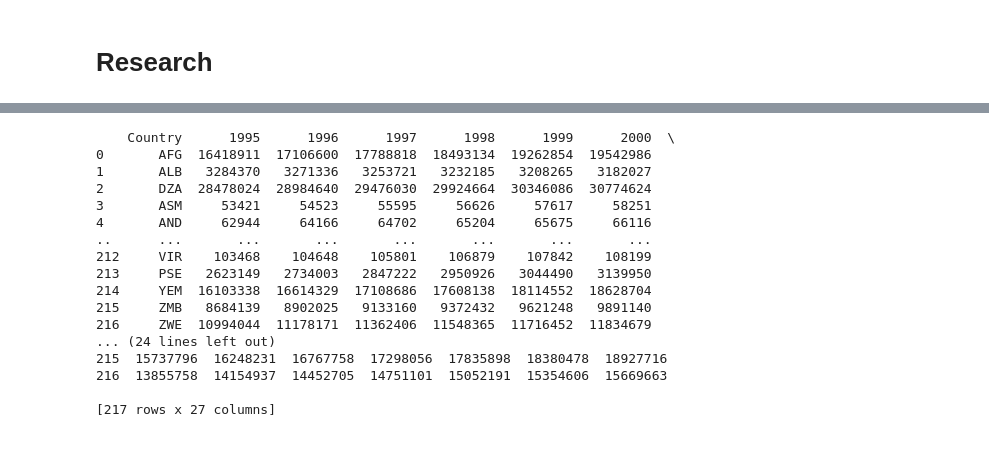
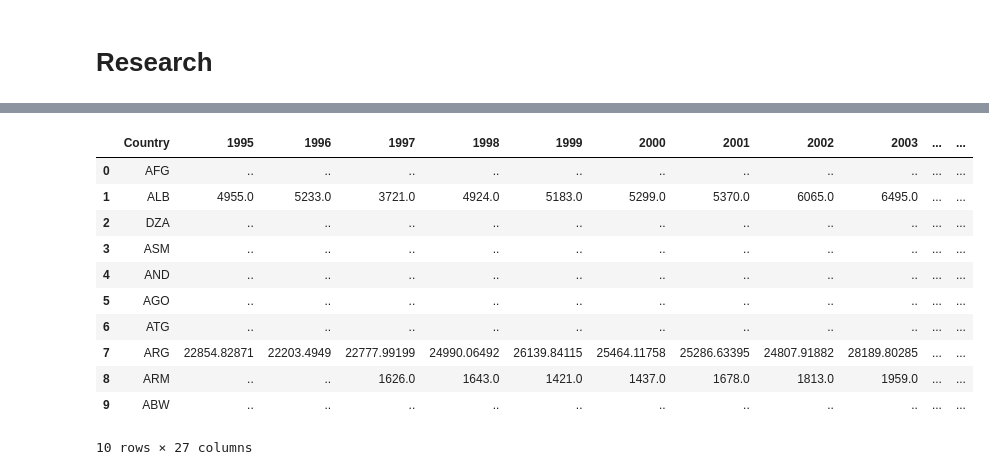
Before and after one commit to SmBuismn/Group_21_Python_project, a Jupyter notebook: project_template.ipynb, the cells around one changed output, grey strips where cells are left out. Saved outputs shown, nothing was run; the diff lists cells and outputs as text; code cells hidden in the pictures; blank space fills up the shorter version.

```diff
--- a/project_template.ipynb
+++ b/project_template.ipynb
@@ -58,72 +62,79 @@ num_of_columns = gdp_data.shape[1]
 
 # Make new dataframes in same format as gdp_data and gdp_per_capita_data
 passenger_data = pd.DataFrame(columns=gdp_data.columns)
-infrastructure_data = pd.DataFrame(columns=gdp_data.columns)
+infrastructure_train_data = pd.DataFrame(columns=gdp_data.columns)
+infrastructure_road_data = pd.DataFrame(columns=gdp_data.columns)
 population_data = pd.DataFrame(columns=gdp_data.columns)
 
 # Initialize dataframe
 for i in range(num_of_countries):
     passenger_data.loc[i] = ['..' for _ in range(num_of_columns)]
-    infrastructure_data.loc[i] = ['..' for _ in range(num_of_columns)]
+    infrastructure_train_data.loc[i] = ['..' for _ in range(num_of_columns)]
+    infrastructure_road_data.loc[i] = ['..' for _ in range(num_of_columns)]
     population_data.loc[i] = ['..' for _ in range(num_of_columns)]
 
 # Every row corresponds to data of a country
 for i in range(num_of_countries):
     passenger_data.loc[i, "Country"] = gdp_data.loc[i, "Country"]
-    infrastructure_data.loc[i, "Country"] = gdp_data.loc[i, "Country"]
+    infrastructure_train_data.loc[i, "Country"] = gdp_data.loc[i, "Country"]
+    infrastructure_road_data.loc[i, "Country"] = gdp_data.loc[i, "Country"]
     population_data.loc[i, "Country"] = gdp_data.loc[i, "Country"]
 
 # Fill dataframes with values if they exist
 for country in gdp_data["Country"]:
     country_index = gdp_data.loc[gdp_data["Country"] == country].index[0]
 
     for year in gdp_data.columns[1:]:
         if ((prepare_passenger_data["LOCATION"] == country) &
                                       (prepare_passenger_data["TIME"] == int(year))).any():
             if np.isnan(prepare_passenger_data["Value"].iloc[prepare_passenger_data.loc[(prepare_passenger_data["LOCATION"] == country) &
                                       (prepare_passenger_data["TIME"] == int(year))].index[0]]) :
                 continue
             else:
                 passenger_data.loc[country_index,year] = prepare_passenger_data["Value"].iloc[prepare_passenger_data.loc[(prepare_passenger_data["LOCATION"] == country) &
                                       (prepare_passenger_data["TIME"] == int(year))].index[0]]
 
-        if ((prepare_infrastructure_data["LOCATION"] == country) &
-                                      (prepare_infrastructure_data["TIME"] == int(year))).any():
-            if np.isnan(prepare_infrastructure_data["Value"].iloc[prepare_infrastructure_data.loc[(prepare_infrastructure_data["LOCATION"] == country) &
-                                      (prepare_infrastructure_data["TIME"] == int(year))].index[0]]):
+        if ((prepare_infrastructure_train_data["LOCATION"] == country) &
+                                      (prepare_infrastructure_train_data["TIME"] == int(year))).any():
+            if np.isnan(prepare_infrastructure_train_data["Value"].iloc[prepare_infrastructure_train_data.loc[(prepare_infrastructure_train_data["LOCATION"] == country) &
+                                      (prepare_infrastructure_train_data["TIME"] == int(year))].index[0]]):
                 continue
             else:
-                infrastructure_data.loc[country_index,year] = prepare_infrastructure_data["Value"].iloc[prepare_infrastructure_data.loc[(prepare_infrastructure_data["LOCATION"] == country) &
-                                        (prepare_infrastructure_data["TIME"] == int(year))].index[0]]
+                infrastructure_train_data.loc[country_index,year] = prepare_infrastructure_train_data["Value"].iloc[prepare_infrastructure_train_data.loc[(prepare_infrastructure_train_data["LOCATION"] == country) &
+                                        (prepare_infrastructure_train_data["TIME"] == int(year))].index[0]]
+
+        if ((prepare_infrastructure_road_data["LOCATION"] == country) &
+                                      (prepare_infrastructure_road_data["TIME"] == int(year))).any():
+            if np.isnan(prepare_infrastructure_road_data["Value"].iloc[prepare_infrastructure_road_data.loc[(prepare_infrastructure_road_data["LOCATION"] == country) &
+                                      (prepare_infrastructure_road_data["TIME"] == int(year))].index[0]]):
+                continue
+            else:
+                infrastructure_road_data.loc[country_index,year] = prepare_infrastructure_road_data["Value"].iloc[prepare_infrastructure_road_data.loc[(prepare_infrastructure_road_data["LOCATION"] == country) &
+                                        (prepare_infrastructure_road_data["TIME"] == int(year))].index[0]]
 
         if ((prepare_population_data["Code"] == country) &
                                       (prepare_population_data["Year"] == int(year))).any():
             if np.isnan(prepare_population_data["Population"].iloc[prepare_population_data.loc[(prepare_population_data["Code"] == country) &
                                       (prepare_population_data["Year"] == int(year))].index[0]]):
                 continue
             else:
                 population_data.loc[country_index,year] = prepare_population_data["Population"].iloc[prepare_population_data.loc[(prepare_population_data["Code"] == country) &
                                         (prepare_population_data["Year"] == int(year))].index[0]]
 
-print(population_data)
+passenger_data.head(10)
 # %% [output]
+|  | Country | 1995 | 1996 | 1997 | 1998 | 1999 | 2000 | 2001 | 2002 | 2003 | ... | ... |
+| 0 | AFG | .. | .. | .. | .. | .. | .. | .. | .. | .. | ... | ... |
+| 1 | ALB | 4955.0 | 5233.0 | 3721.0 | 4924.0 | 5183.0 | 5299.0 | 5370.0 | 6065.0 | 6495.0 | ... | ... |
+| 2 | DZA | .. | .. | .. | .. | .. | .. | .. | .. | .. | ... | ... |
+| 3 | ASM | .. | .. | .. | .. | .. | .. | .. | .. | .. | ... | ... |
+| 4 | AND | .. | .. | .. | .. | .. | .. | .. | .. | .. | ... | ... |
+| 5 | AGO | .. | .. | .. | .. | .. | .. | .. | .. | .. | ... | ... |
+| 6 | ATG | .. | .. | .. | .. | .. | .. | .. | .. | .. | ... | ... |
+| 7 | ARG | 22854.82871 | 22203.4949 | 22777.99199 | 24990.06492 | 26139.84115 | 25464.11758 | 25286.63395 | 24807.91882 | 28189.80285 | ... | ... |
+| 8 | ARM | .. | .. | 1626.0 | 1643.0 | 1421.0 | 1437.0 | 1678.0 | 1813.0 | 1959.0 | ... | ... |
+| 9 | ABW | .. | .. | .. | .. | .. | .. | .. | .. | .. | ... | ... |
-    Country      1995      1996      1997      1998      1999      2000  \
-0       AFG  16418911  17106600  17788818  18493134  19262854  19542986
-1       ALB   3284370   3271336   3253721   3232185   3208265   3182027
-2       DZA  28478024  28984640  29476030  29924664  30346086  30774624
-3       ASM     53421     54523     55595     56626     57617     58251
-4       AND     62944     64166     64702     65204     65675     66116
-..      ...       ...       ...       ...       ...       ...       ...
-212     VIR    103468    104648    105801    106879    107842    108199
-213     PSE   2623149   2734003   2847222   2950926   3044490   3139950
-214     YEM  16103338  16614329  17108686  17608138  18114552  18628704
-215     ZMB   8684139   8902025   9133160   9372432   9621248   9891140
-216     ZWE  10994044  11178171  11362406  11548365  11716452  11834679
-... (24 lines left out)
-215  15737796  16248231  16767758  17298056  17835898  18380478  18927716
-216  13855758  14154937  14452705  14751101  15052191  15354606  15669663
-
-[217 rows x 27 columns]
+10 rows × 27 columns
 # %%
 # Create empty dataframe to check on what timeframe there is data per country
 data_empty = {'Country': [], 'Timeframe passenger': [], 'Timeframe infrastructure': []}
```
Also changed, not shown: parts of 9 cells of this notebook, 8 other files.
